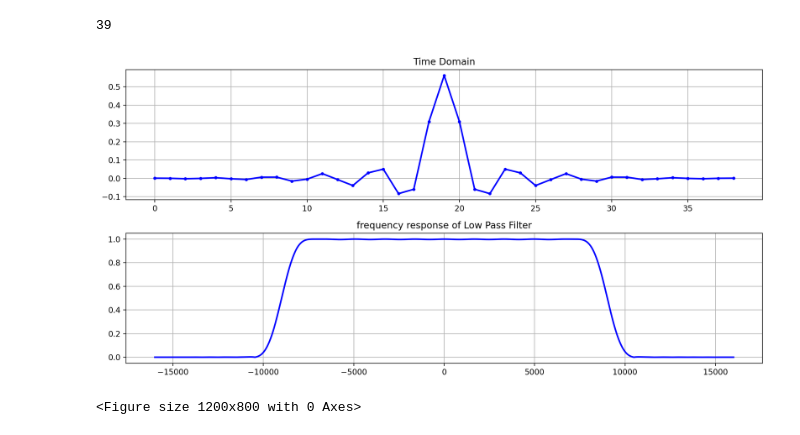
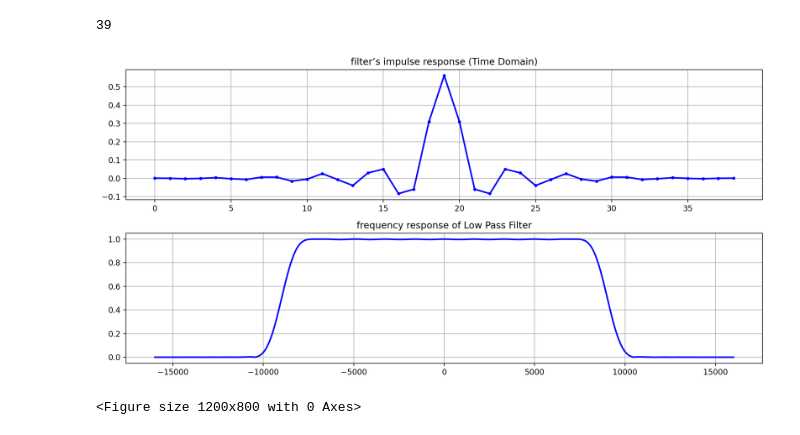
Before and after one commit to patel999jay/ECED4502---Digital-Signal-Processing, a Jupyter notebook: Lab 3/ECED4502_Lab3_Filter_Demo.ipynb, the cells around one changed output. Drawn from its saved outputs; the diff is of its cells as text; code cells hidden in the pictures.

```diff
--- a/Lab 3/ECED4502_Lab3_Filter_Demo.ipynb
+++ b/Lab 3/ECED4502_Lab3_Filter_Demo.ipynb
@@ -38,26 +44,29 @@ len(h)
 # %% [output]
 39
 # %%
+# Simply plotting this array of floats gives us the filter’s impulse response:
+
 # plot the impulse response
 plt.figure(figsize=(12,6))
 plt.subplot(211)
 plt.plot(h, 'b.-', lw=2)
-plt.title("Time Domain")
+plt.title("filter’s impulse response (Time Domain)")
 plt.grid()
 
+# It’s a little more complicated because we have to create the x-axis array of frequencies.
 
 # plot the frequency response
 H = np.abs(np.fft.fft(h, 1024)) # take the 1024-point FFT and magnitude
 H = np.fft.fftshift(H) # make 0 Hz in the center
 w = np.linspace(-sample_rate/2, sample_rate/2, len(H)) # x axis
 
 plt.subplot(212)
 plt.plot(w, H, 'b-', lw=2)
 plt.title("frequency response of Low Pass Filter")
 plt.grid()
 plt.tight_layout()
 # %% [output]
-[figure, old version]
+[figure, new version]
 # %%
 x = np.array([-1., 0., 0., 0., 0., 0., 0., 0., 1., 0., 0., 0., 0.,
             0., 0., 0., -1., 0., 0., 0., 0., 0., 0., 0., 1., 0.,
```
Also changed, not shown: parts of 14 cells of this notebook.
